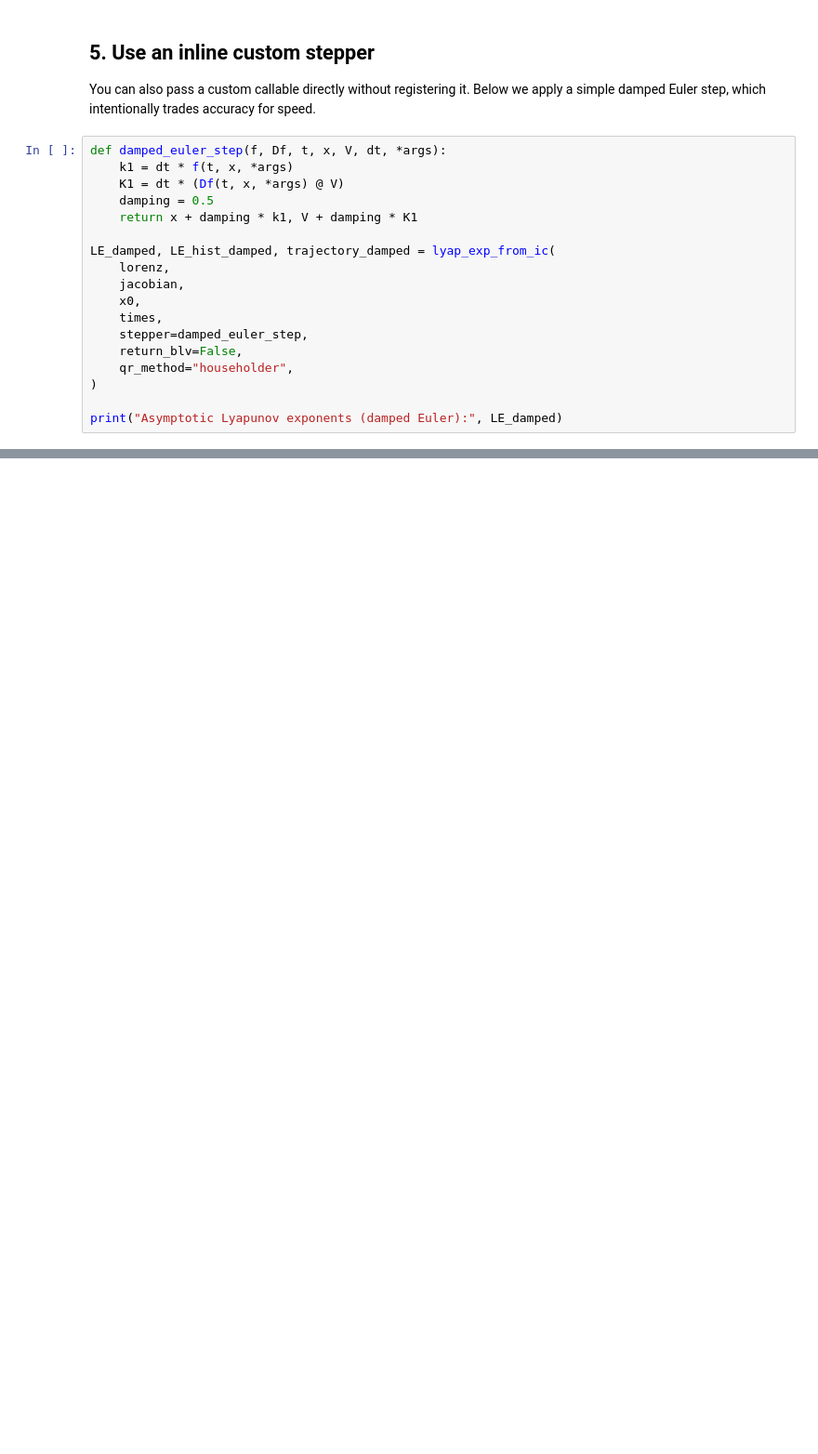
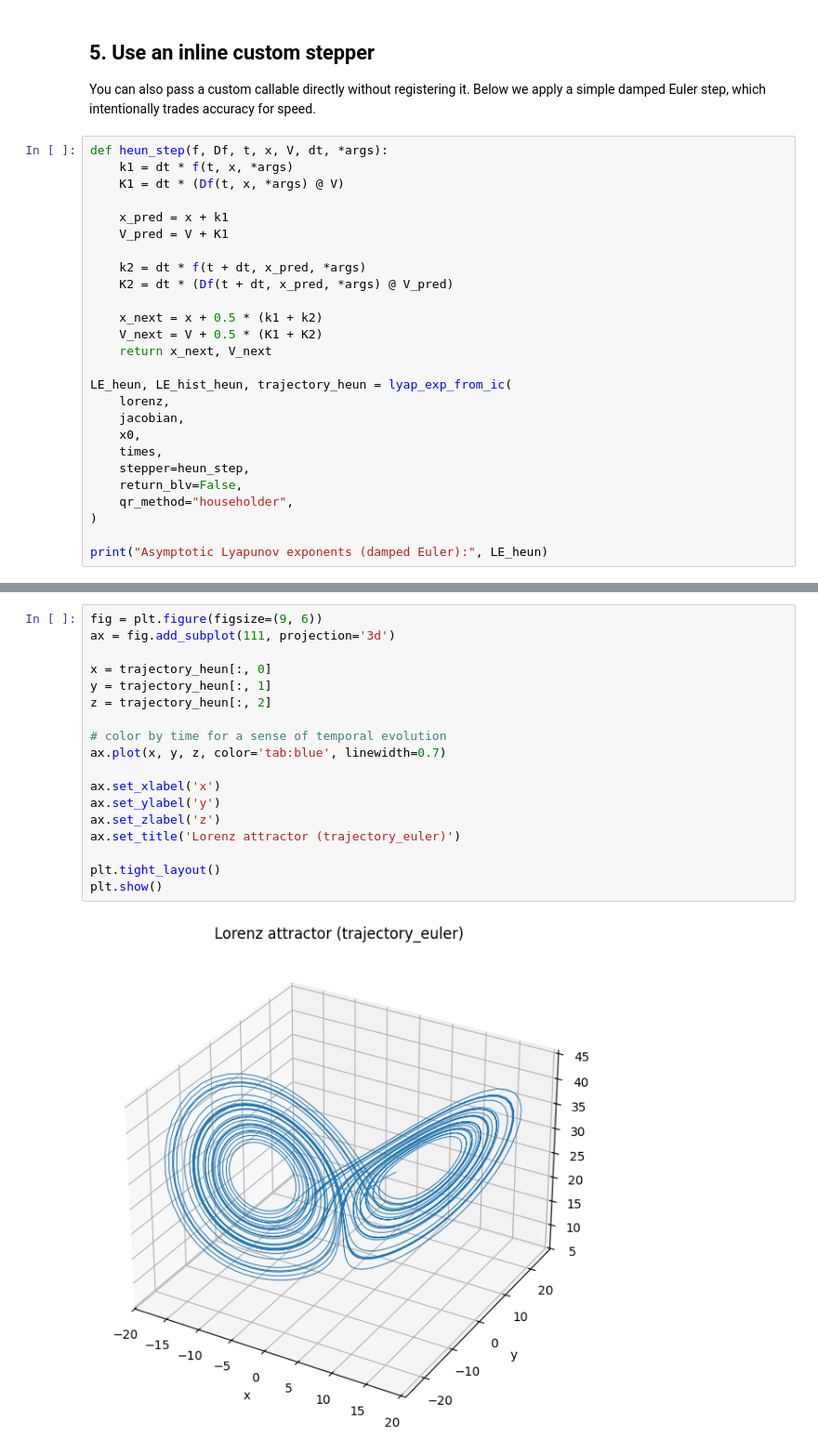
Before and after one commit to MagriLab/clvlib, a Jupyter notebook: tutorials/custom_numpy_stepper.ipynb, the cells around one changed output, grey strips where cells are left out. Shown: that part at 93% size. Saved outputs shown, nothing was run; the diff lists cells and outputs as text; blank space fills up the shorter version.

```diff
--- a/tutorials/custom_numpy_stepper.ipynb
+++ b/tutorials/custom_numpy_stepper.ipynb
@@ -173,20 +173,28 @@ plt.show()
 
 You can also pass a custom callable directly without registering it. Below we apply a simple damped Euler step, which intentionally trades accuracy for speed.
 # %%
-def damped_euler_step(f, Df, t, x, V, dt, *args):
+def heun_step(f, Df, t, x, V, dt, *args):
     k1 = dt * f(t, x, *args)
     K1 = dt * (Df(t, x, *args) @ V)
-    damping = 0.5
-    return x + damping * k1, V + damping * K1
 
-LE_damped, LE_hist_damped, trajectory_damped = lyap_exp_from_ic(
+    x_pred = x + k1
+    V_pred = V + K1
+
+    k2 = dt * f(t + dt, x_pred, *args)
+    K2 = dt * (Df(t + dt, x_pred, *args) @ V_pred)
+
+    x_next = x + 0.5 * (k1 + k2)
+    V_next = V + 0.5 * (K1 + K2)
+    return x_next, V_next
+
+LE_heun, LE_hist_heun, trajectory_heun = lyap_exp_from_ic(
     lorenz,
     jacobian,
     x0,
     times,
-    stepper=damped_euler_step,
+    stepper=heun_step,
     return_blv=False,
     qr_method="householder",
 )
 
-print("Asymptotic Lyapunov exponents (damped Euler):", LE_damped)
+print("Asymptotic Lyapunov exponents (damped Euler):", LE_heun)
@@ -192,0 +203,20 @@ print("Asymptotic Lyapunov exponents (damped Euler):", LE_damped)
+# %%
+fig = plt.figure(figsize=(9, 6))
+ax = fig.add_subplot(111, projection='3d')
+
+x = trajectory_heun[:, 0]
+y = trajectory_heun[:, 1]
+z = trajectory_heun[:, 2]
+
+# color by time for a sense of temporal evolution
+ax.plot(x, y, z, color='tab:blue', linewidth=0.7)
+
+ax.set_xlabel('x')
+ax.set_ylabel('y')
+ax.set_zlabel('z')
+ax.set_title('Lorenz attractor (trajectory_euler)')
+
+plt.tight_layout()
+plt.show()
+# %% [output]
+[figure, added]
```
Also changed, not shown: parts of 1 cell of this notebook.
